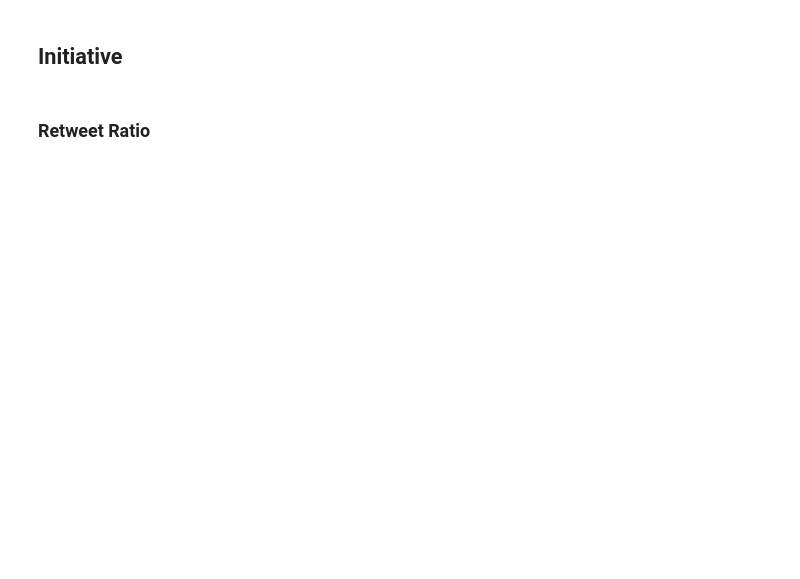
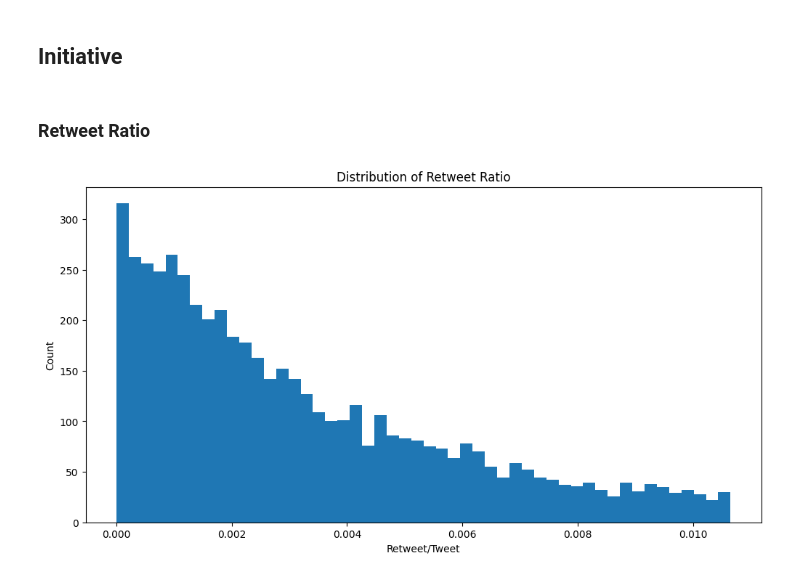
Before and after one commit to davisf20/characterization-of-user-misbehavior-in-online-social-media, a Jupyter notebook: notebooks/parametersTesting.ipynb, the cells around one changed output. Cells and saved outputs as stored; diff of their text form; code cells hidden in the pictures; blank space fills up the shorter version.

Commit message:
feat: other analyses, Initiative and Adaptability traits

```diff
--- a/notebooks/parametersTesting.ipynb
+++ b/notebooks/parametersTesting.ipynb
@@ -133,3 +162,42 @@ core_users_credibility = core_users.copy()
 ## Initiative
 # %% [markdown]
 ### Retweet Ratio
+# %%
+core_users_initiative = core_users.copy()
+
+# Numero di retweets effettuato da ogni utente
+
+# Filtra i tweet che sono retweets
+retweets = tweets[tweets['is_retweet']==1]
+# Filtra retweets da core_user
+core_users_retweets = retweets[retweets['user_id'].isin(core_users_initiative['user_id'])]
+# Conteggio numero retweets per ogni core_user
+retweets_count = core_users_retweets['user_id'].value_counts()
+
+
+# Numero di volte che i tweet di ogni utente sono stati ritwittati
+
+# # Filtra retweets dei core_user
+# core_user_tweets = tweets[tweets['user_id'].isin(core_users['user_id'])]
+# # Calcolo del numero totale di retweets per ogni core_user
+# retweets_received_count = core_user_tweets.groupby('user_id')['retweet_count'].sum()
+
+
+# Trasformazione retweets_count in un DataFrame
+retweets_count_df = retweets_count.reset_index()
+# Rinomina delle colonne
+retweets_count_df.columns = ['user_id', 'retweets_count']
+# Unione retweets_count_df con core_users
+core_users_initiative = pd.merge(core_users_initiative, retweets_count_df, on='user_id', how='left')
+
+core_users_initiative['retweet_ratio'] = core_users_initiative['retweets_count'] / (core_users_initiative['nbr_tweets'])
+
+plt.figure(figsize=(12, 6))
+
+plt.hist(core_users_initiative['retweet_ratio'].dropna(), bins=50, range=(0, core_users_initiative['retweet_ratio'].quantile(0.85)))
+plt.xlabel('Retweet/Tweet')
+plt.ylabel('Count')
+plt.title('Distribution of Retweet Ratio')
+plt.show()
+# %% [output]
+[figure, added]
```
Also changed, not shown: parts of 10 cells of this notebook.
